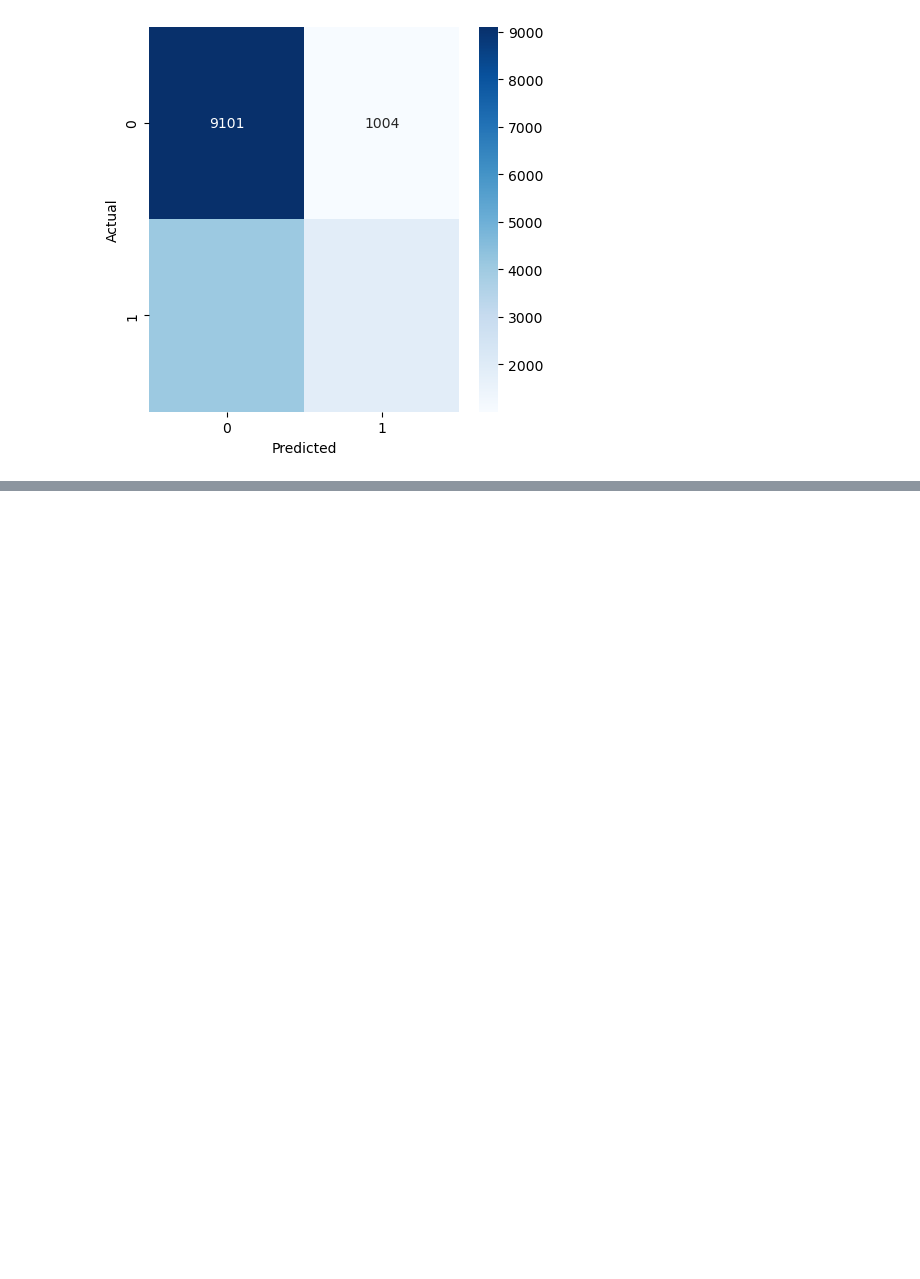
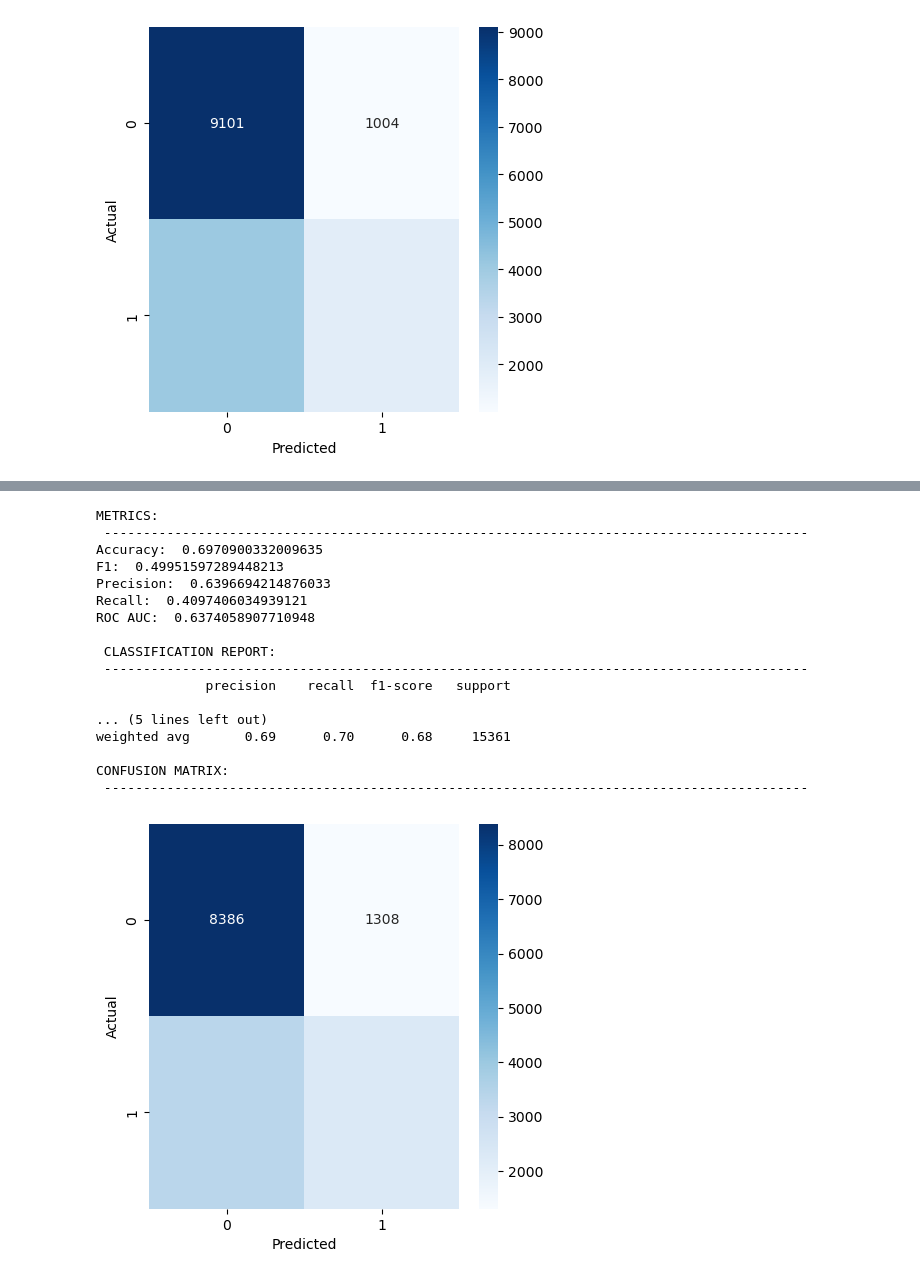
Before and after one commit to ClaudiaValverde/quora-challenge, a Jupyter notebook: reproduce_results.ipynb, the cells around one changed output, grey strips where cells are left out. Cells and saved outputs as stored; diff of their text form; code cells hidden in the pictures; blank space fills up the shorter version.

```diff
--- a/reproduce_results.ipynb
+++ b/reproduce_results.ipynb
@@ -311,0 +356,22 @@ CONFUSION MATRIX:
+# %%
+# validation results
+validation_metrics4 = evaluate_model(X_va_w2v,y_va_w2v, model=logistic4, display=True)
+# %% [output]
+METRICS:
+ ------------------------------------------------------------------------------------------
+Accuracy:  0.6970900332009635
+F1:  0.49951597289448213
+Precision:  0.6396694214876033
+Recall:  0.4097406034939121
+ROC AUC:  0.6374058907710948
+
+ CLASSIFICATION REPORT:
+ ------------------------------------------------------------------------------------------
+              precision    recall  f1-score   support
+
+... (5 lines left out)
+weighted avg       0.69      0.70      0.68     15361
+
+CONFUSION MATRIX:
+ ------------------------------------------------------------------------------------------
+[figure, added]
```
Also changed, not shown: parts of 4 cells of this notebook, 8 other files.
